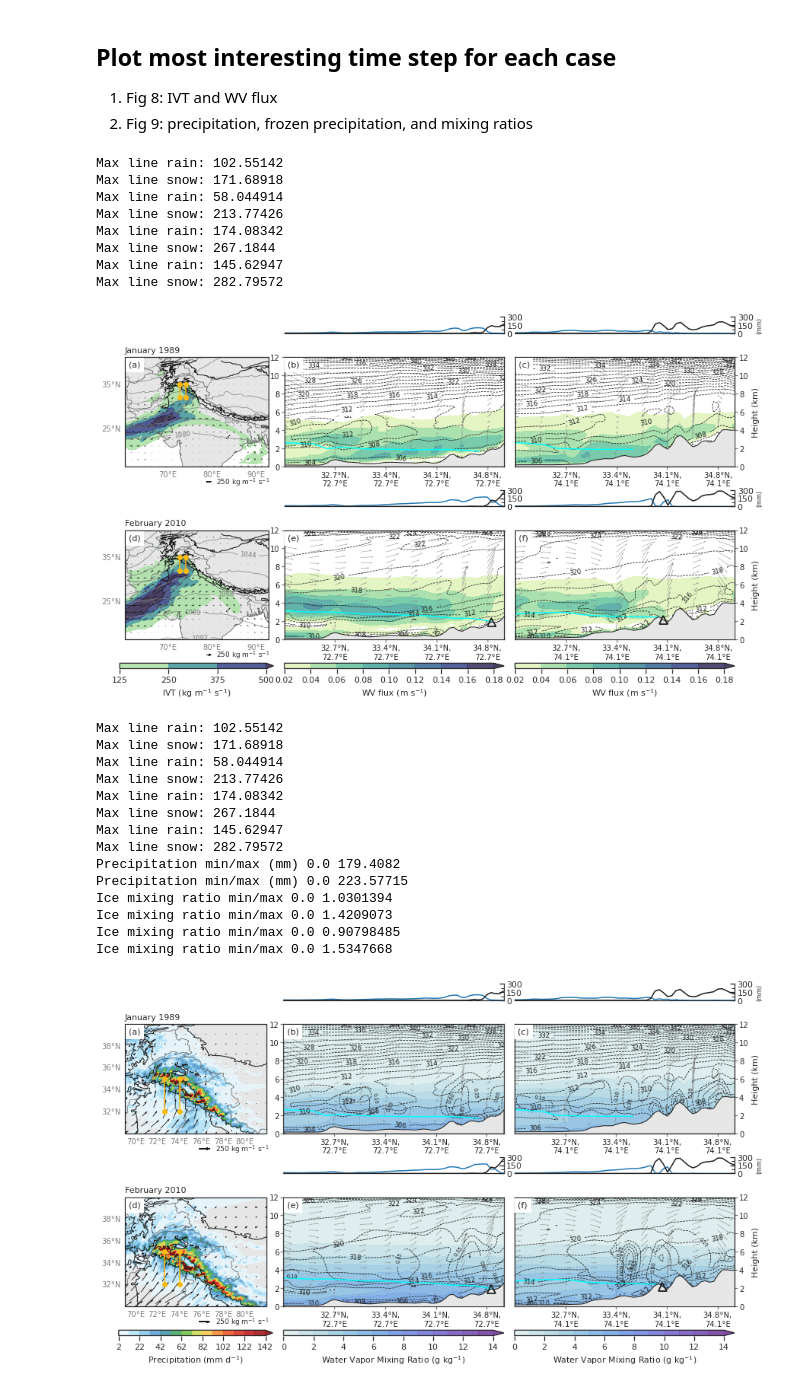
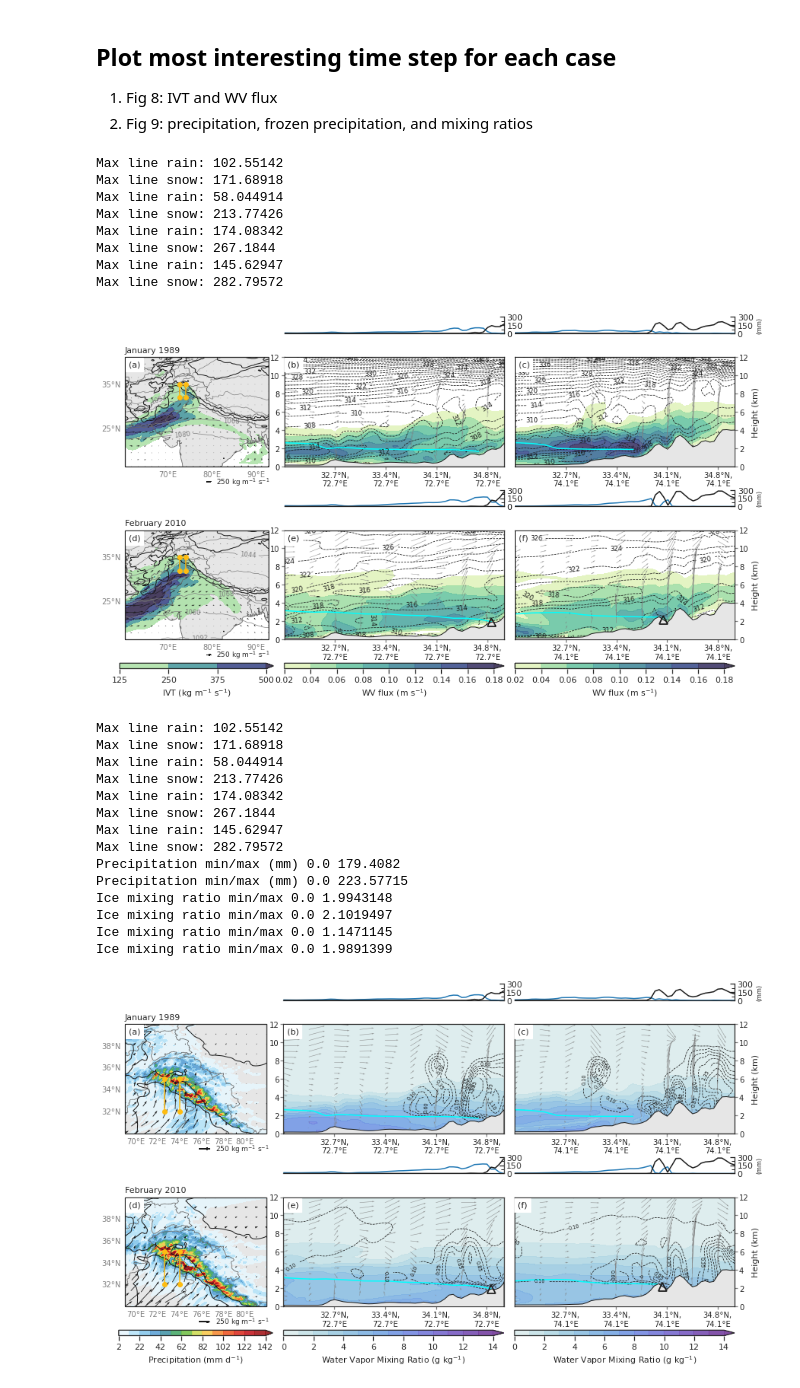
Before and after one commit to dlnash/HMA_AR_freezing_level, a Jupyter notebook: analysis/fig09-10_cross_section_static.ipynb, the cells around one changed output. Drawn from its saved outputs; the diff is of its cells as text; code cells hidden in the pictures.

Commit message:
fix typo in cross section calculation

```diff
--- a/analysis/fig09-10_cross_section_static.ipynb
+++ b/analysis/fig09-10_cross_section_static.ipynb
@@ -83,6 +83,7 @@ class cross_section:
 
         # unprocessed 6.7 km wrf filenames
         self.wrf_filenames = ar_dict['wrf_files']
+        self.wrf_terrain_fname = ar_dict['wrf_files2'][0]
 
         self.newline = newline
 
@@ -167,14 +168,17 @@ class cross_section:
             dateofinterest = '1989-01-05 12'
             dateofinterest_prec = '1989-01-05 00'
             # cross_new = [cross_lst[0][2], cross_lst[1][2]] # want third timestep in cross section
-            cross_new = 2
+            cross_new = pd.to_datetime(dateofinterest, format='%Y-%m-%d %H')
 
         if self.arname == 'feb2010':
             dateofinterest = '2010-02-08 00'
             dateofinterest_prec = '2010-02-08 00'
             # cross_new = [cross_lst[0][-2], cross_lst[1][-2]] # want second to last timestep in cross section
-            cross_new = -2
+            cross_new = pd.to_datetime(dateofinterest, format='%Y-%m-%d %H')
 
+
+        wrfin = nc.Dataset(self.wrf_terrain_fname)
+        terrain_d01 = wrf.getvar(wrfin, 'ter', timeidx=0) # get terrain height
 
         wrfin = nc.Dataset(self.wrf_filenames[0])
         terrain = wrf.getvar(wrfin, 'ter', timeidx=0) # get terrain height
@@ -216,10 +220,9 @@ class cross_section:
         print(prec_crs[0].rain.isel(z=-4).values)
         print(prec_crs[0].snow.isel(z=-4).values)
 
-
-
         ## get cross section values
-        cross_lst, cross_idx_lst = self.calculate_cross_section([self.date_lst[cross_new]])
+        print('Date/time of cross section is {0}'.format(cross_new))
+        cross_lst, cross_idx_lst = self.calculate_cross_section([cross_new])
 
         ivt = ds_lst[0].sel(time=dateofinterest)
         z = ds_lst[1].sel(time=dateofinterest)
@@ -227,7 +230,7 @@ class cross_section:
         prec = prec_data.prec_new.sel(time=dateofinterest_prec)
 
 
-        return terrain, ivt, z, prec, prec_crs, freeze_crs, cross_lst, cross_idx_lst
+        return terrain_d01, ivt, z, prec, prec_crs, freeze_crs, cross_lst, cross_idx_lst
 # %%
 %%time
 arcase_lst = ['jan1989', 'feb2010']
@@ -563,7 +566,7 @@ Max line rain: 174.08342
 Max line snow: 267.1844
 Max line rain: 145.62947
 Max line snow: 282.79572
-[figure, old version]
+[figure, new version]
 # %%
 filepath = path_to_figs + 'cross-section_summary_prec_mixing_ratio.png'
 ## five rows
@@ -707,12 +710,6 @@ for j, cross in enumerate(cross_new):
     terline = cross.ter.values/1000.0 #convert to km
     ht_fill = ax.fill_between(xs, 0, terline, facecolor='0.9', edgecolor='k', zorder=10)
 
-    # thetaE contours
-    clevs = np.arange(270, 350, 2)
-    cs = ax.contour(xs, ys, cross.theta_e_cross.values, levels=clevs,
-                    colors='k', linewidths=0.75, linestyles='dashed', zorder=2)
-    plt.clabel(cs, fmt='%d',fontsize=8.5, inline_spacing=5)
-
     # contours
     qice = cross.QSNOW_cross.values*1000 # convert to g kg-1
     print('Ice mixing ratio min/max', qice.min(), qice.max())
@@ -763,35 +760,35 @@ for j, cross in enumerate(cross_new):
 
     # apply tick parameters
     ax.tick_params(direction='out',
                    labelsize=10,
                    length=4,
                    pad=2,
                    color='gray')
 
     if j < 2:
         # Add color bar
         cbax = plt.subplot(gs[4,j+1]) # colorbar axis
         cb = Colorbar(ax = cbax, mappable = cf, orientation = 'horizontal', ticklocation = 'bottom')
         cb.set_label('Water Vapor Mixing Ratio (g kg$^{-1}$)', fontsize=11)
 
 ## Save figure
 plt.savefig(filepath, dpi=300, bbox_inches='tight')
 
 # Show
 plt.show()
 # %% [output]
 Max line rain: 102.55142
 Max line snow: 171.68918
 Max line rain: 58.044914
 Max line snow: 213.77426
 Max line rain: 174.08342
 Max line snow: 267.1844
 Max line rain: 145.62947
 Max line snow: 282.79572
 Precipitation min/max (mm) 0.0 179.4082
 Precipitation min/max (mm) 0.0 223.57715
-Ice mixing ratio min/max 0.0 1.0301394
-Ice mixing ratio min/max 0.0 1.4209073
-Ice mixing ratio min/max 0.0 0.90798485
-Ice mixing ratio min/max 0.0 1.5347668
+Ice mixing ratio min/max 0.0 1.9943148
+Ice mixing ratio min/max 0.0 2.1019497
+Ice mixing ratio min/max 0.0 1.1471145
+Ice mixing ratio min/max 0.0 1.9891399
-[figure, old version]
+[figure, new version]
```
Also changed, not shown: parts of 1 cell of this notebook, 10 other files.
